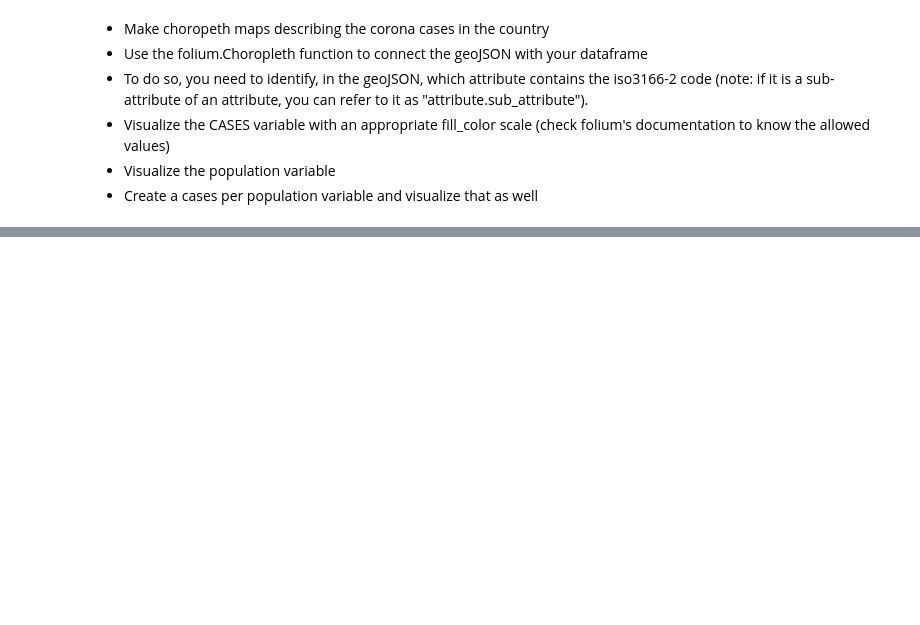
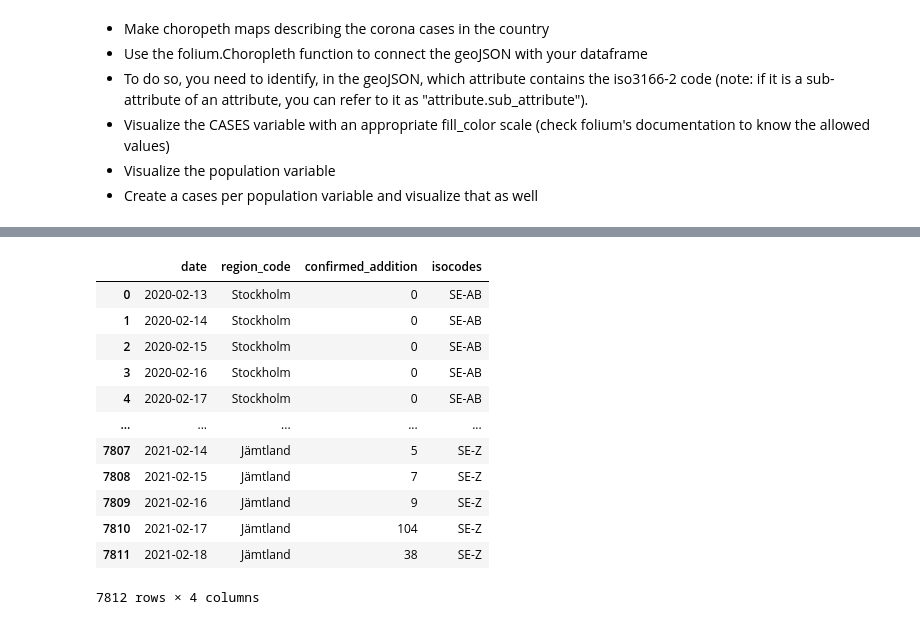
Before and after one commit to Ivpe1975/fyp2021p02g07, a Jupyter notebook: notebooks/DataAnalysis.ipynb, the cells around one changed output, grey strips where cells are left out. Cells and saved outputs as stored; diff of their text form; code cells hidden in the pictures; blank space fills up the shorter version.

```diff
--- a/notebooks/DataAnalysis.ipynb
+++ b/notebooks/DataAnalysis.ipynb
@@ -193,0 +231,18 @@ m_cases_pc
+# %%
+corona=corona.reset_index(drop=True)
+weather=weather.reset_index(drop=True)
+corona
+# %% [output]
+|  | date | region_code | confirmed_addition | isocodes |
+| 0 | 2020-02-13 | Stockholm | 0 | SE-AB |
+| 1 | 2020-02-14 | Stockholm | 0 | SE-AB |
+| 2 | 2020-02-15 | Stockholm | 0 | SE-AB |
+| 3 | 2020-02-16 | Stockholm | 0 | SE-AB |
+| 4 | 2020-02-17 | Stockholm | 0 | SE-AB |
+| ... | ... | ... | ... | ... |
+| 7807 | 2021-02-14 | Jämtland | 5 | SE-Z |
+| 7808 | 2021-02-15 | Jämtland | 7 | SE-Z |
+| 7809 | 2021-02-16 | Jämtland | 9 | SE-Z |
+| 7810 | 2021-02-17 | Jämtland | 104 | SE-Z |
+| 7811 | 2021-02-18 | Jämtland | 38 | SE-Z |
+7812 rows × 4 columns
```
Also changed, not shown: parts of 6 cells of this notebook, 1 other file.
